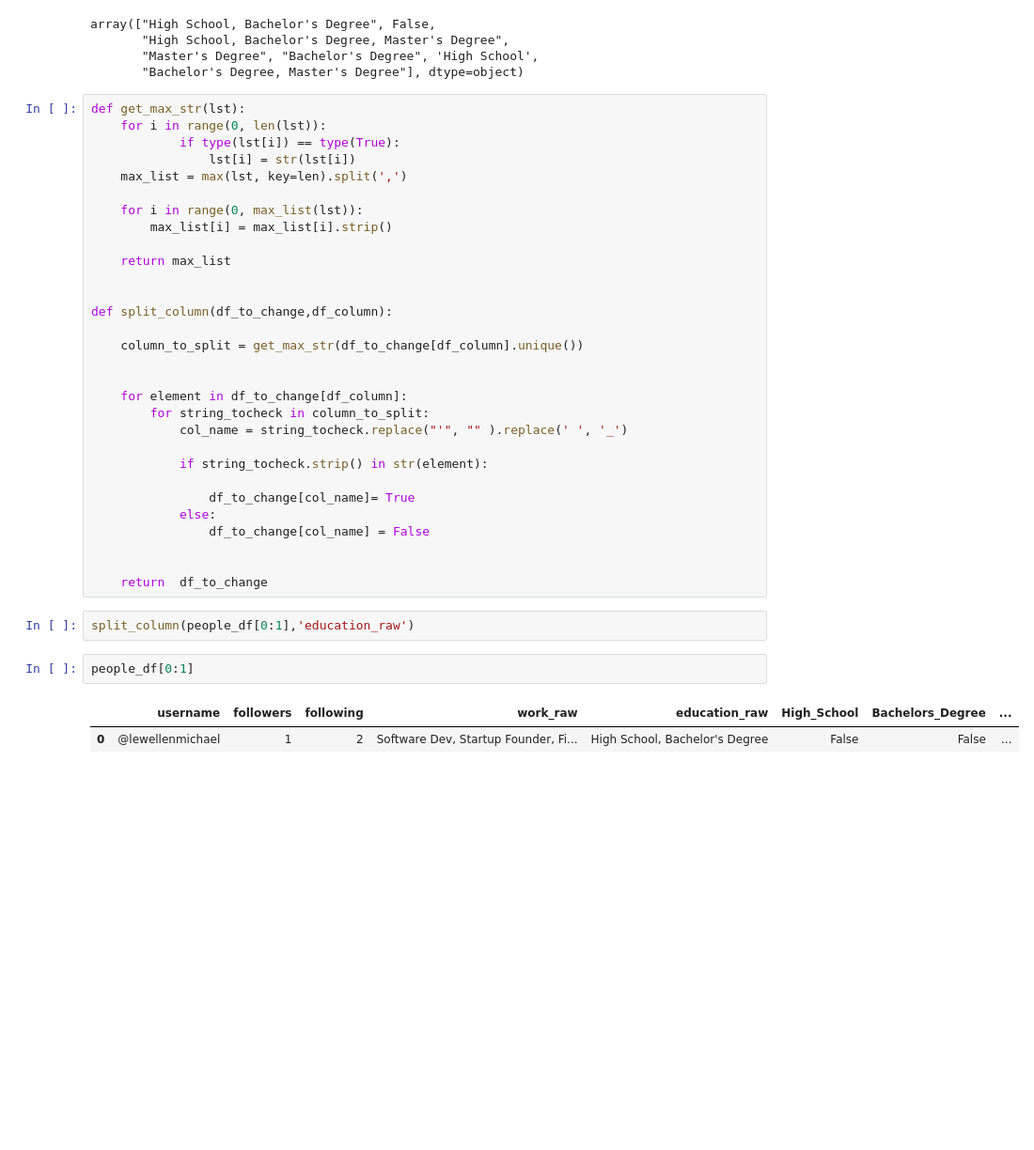
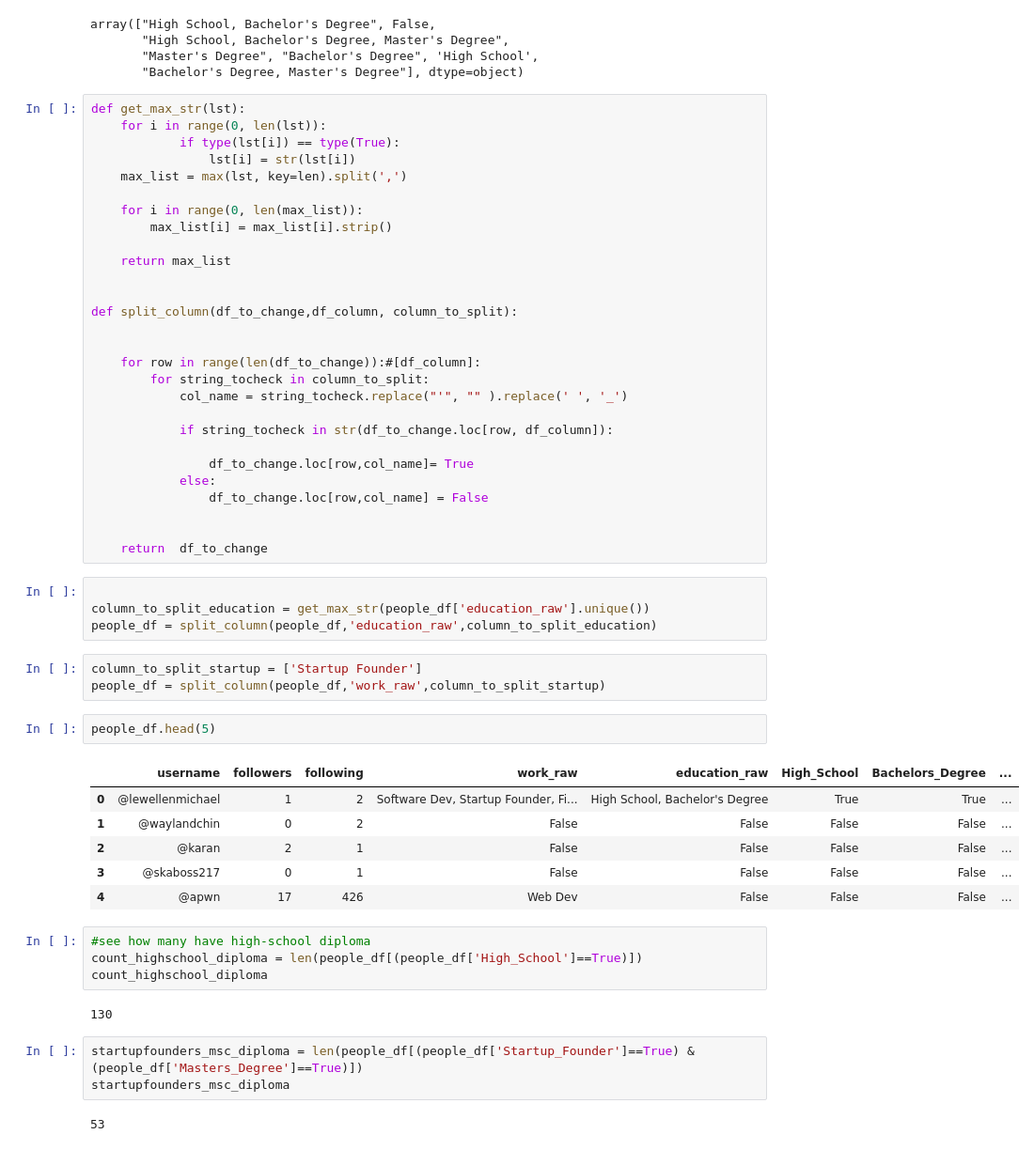
Before and after one commit to oanaale95/DSforBuss, a Jupyter notebook: exercise1.ipynb, the cells around one changed output. Shown at 94% size. Cells and saved outputs as stored; diff of their text form; blank space fills up the shorter version.

```diff
--- a/exercise1.ipynb
+++ b/exercise1.ipynb
@@ -175,33 +175,51 @@ def get_max_str(lst):
                 lst[i] = str(lst[i])
     max_list = max(lst, key=len).split(',')
 
-    for i in range(0, max_list(lst)):
+    for i in range(0, len(max_list)):
         max_list[i] = max_list[i].strip()
 
     return max_list
 
 
-def split_column(df_to_change,df_column):
-
-    column_to_split = get_max_str(df_to_change[df_column].unique())
+def split_column(df_to_change,df_column, column_to_split):
 
 
-    for element in df_to_change[df_column]:
+    for row in range(len(df_to_change)):#[df_column]:
         for string_tocheck in column_to_split:
             col_name = string_tocheck.replace("'", "" ).replace(' ', '_')
 
-            if string_tocheck.strip() in str(element):
+            if string_tocheck in str(df_to_change.loc[row, df_column]):
 
-                df_to_change[col_name]= True
+                df_to_change.loc[row,col_name]= True
             else:
-                df_to_change[col_name] = False
+                df_to_change.loc[row,col_name] = False
 
 
     return  df_to_change
-# %%
-split_column(people_df[0:1],'education_raw')
-# %%
-people_df[0:1]
-# %% [output]
-|  | username | followers | following | work_raw | education_raw | High_School | Bachelors_Degree | ... |
-| 0 | @lewellenmichael | 1 | 2 | Software Dev, Startup Founder, Fi... | High School, Bachelor's Degree | False | False | ... |
+# %%
+
+column_to_split_education = get_max_str(people_df['education_raw'].unique())
+people_df = split_column(people_df,'education_raw',column_to_split_education)
+# %%
+column_to_split_startup = ['Startup Founder']
+people_df = split_column(people_df,'work_raw',column_to_split_startup)
+# %%
+people_df.head(5)
+# %% [output]
+|  | username | followers | following | work_raw | education_raw | High_School | Bachelors_Degree | ... |
+| 0 | @lewellenmichael | 1 | 2 | Software Dev, Startup Founder, Fi... | High School, Bachelor's Degree | True | True | ... |
+| 1 | @waylandchin | 0 | 2 | False | False | False | False | ... |
+| 2 | @karan | 2 | 1 | False | False | False | False | ... |
+| 3 | @skaboss217 | 0 | 1 | False | False | False | False | ... |
+| 4 | @apwn | 17 | 426 | Web Dev | False | False | False | ... |
+# %%
+#see how many have high-school diploma
+count_highschool_diploma = len(people_df[(people_df['High_School']==True)])
+count_highschool_diploma
+# %% [output]
+130
+# %%
+startupfounders_msc_diploma = len(people_df[(people_df['Startup_Founder']==True) & (people_df['Masters_Degree']==True)])
+startupfounders_msc_diploma
+# %% [output]
+53
```
Also changed, not shown: parts of 12 cells of this notebook, 13 other files.
